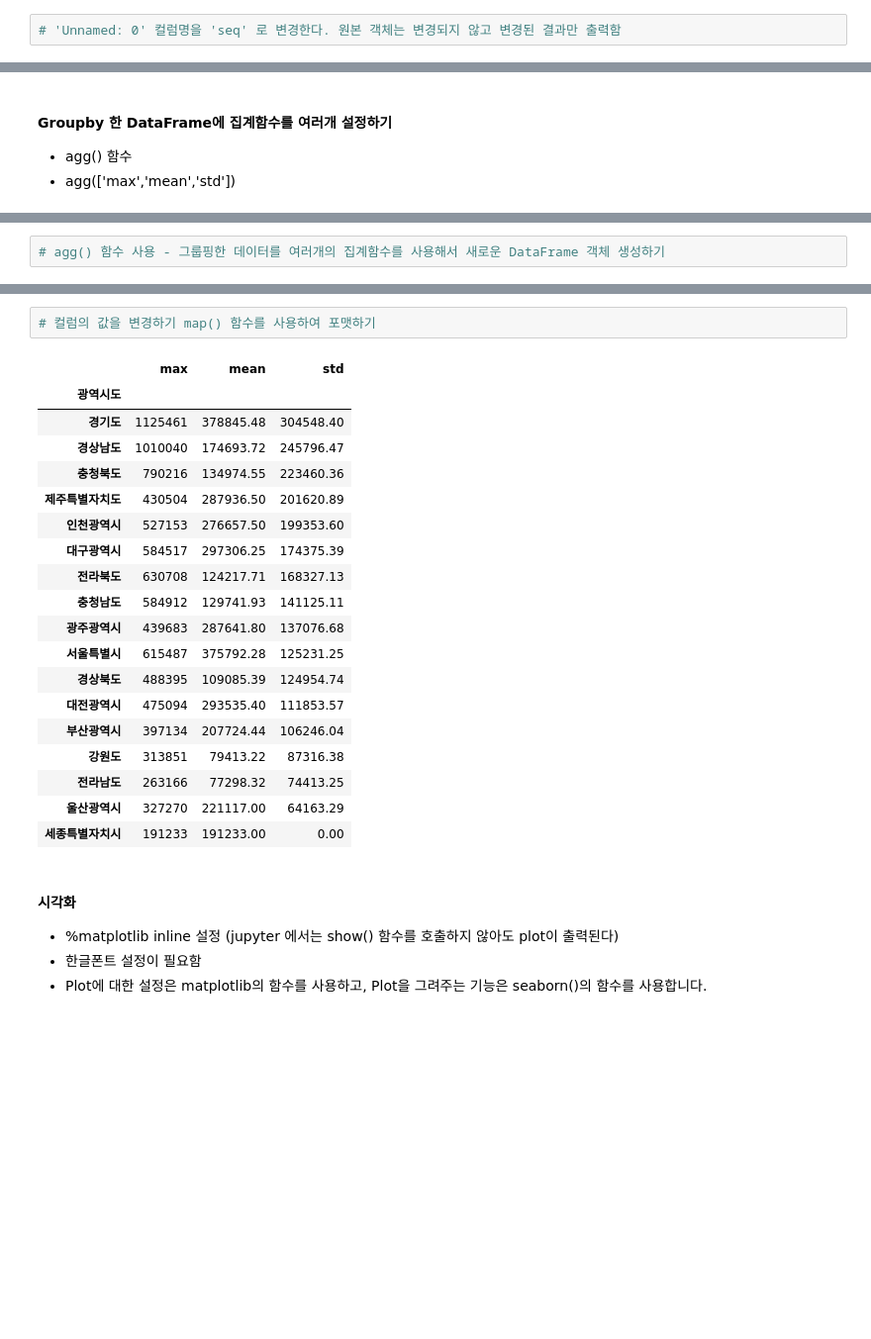
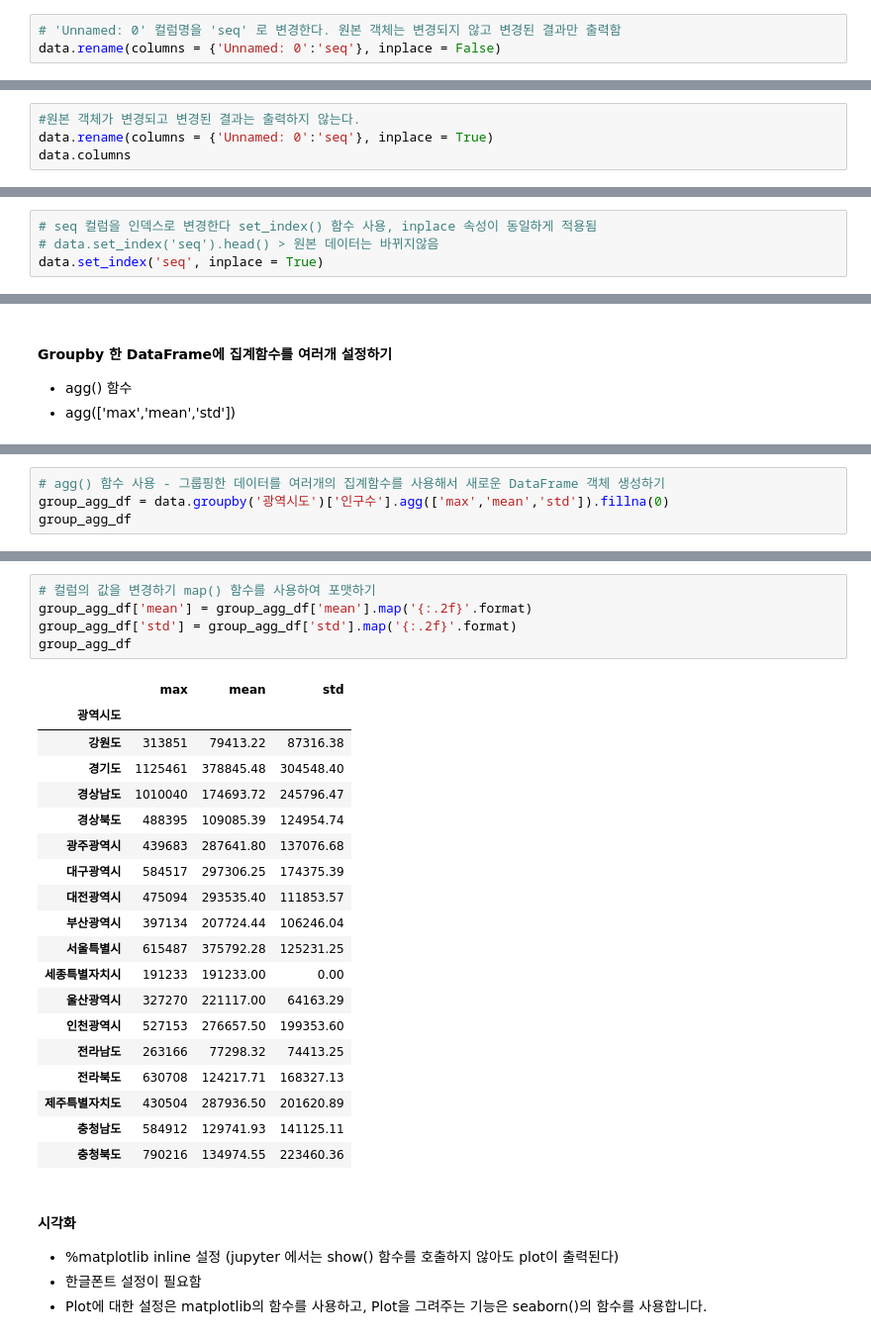
Before and after one commit to KOS-noise/Python_Webscraping_Analysis, a Jupyter notebook: 03.행정구역정보_분석과시각화.ipynb, the cells around one changed output, grey strips where cells are left out. Shown at 99% size. Drawn from its saved outputs; the diff is of its cells as text; blank space fills up the shorter version.

```diff
--- a/03.행정구역정보_분석과시각화.ipynb
+++ b/03.행정구역정보_분석과시각화.ipynb
@@ -554,3 +587,4 @@ Index(['Unnamed: 0', '인구수', 'shortName', 'x', 'y', '면적', '광역시도
 # %%
 # 'Unnamed: 0' 컬럼명을 'seq' 로 변경한다. 원본 객체는 변경되지 않고 변경된 결과만 출력함
+data.rename(columns = {'Unnamed: 0':'seq'}, inplace = False)
 # %% [output]
@@ -581,0 +605,4 @@ Index(['seq', '인구수', 'shortName', 'x', 'y', '면적', '광역시도', '행
+# %%
+#원본 객체가 변경되고 변경된 결과는 출력하지 않는다.
+data.rename(columns = {'Unnamed: 0':'seq'}, inplace = True)
+data.columns
@@ -581,0 +611,4 @@ Index(['seq', '인구수', 'shortName', 'x', 'y', '면적', '광역시도', '행
+# %%
+# seq 컬럼을 인덱스로 변경한다 set_index() 함수 사용, inplace 속성이 동일하게 적용됨
+# data.set_index('seq').head() > 원본 데이터는 바뀌지않음
+data.set_index('seq', inplace = True)
@@ -767,5 +856,7 @@ Successfully installed xlsxwriter-3.2.2
 # %%
 # agg() 함수 사용 - 그룹핑한 데이터를 여러개의 집계함수를 사용해서 새로운 DataFrame 객체 생성하기
+group_agg_df = data.groupby('광역시도')['인구수'].agg(['max','mean','std']).fillna(0)
+group_agg_df
 # %% [output]
 |  | max | mean | std |
 | 광역시도 |  |  |  |
@@ -811,25 +904,28 @@ Successfully installed xlsxwriter-3.2.2
 # %%
 # 컬럼의 값을 변경하기 map() 함수를 사용하여 포맷하기
+group_agg_df['mean'] = group_agg_df['mean'].map('{:.2f}'.format)
+group_agg_df['std'] = group_agg_df['std'].map('{:.2f}'.format)
+group_agg_df
 # %% [output]
 |  | max | mean | std |
 | 광역시도 |  |  |  |
+| 강원도 | 313851 | 79413.22 | 87316.38 |
 | 경기도 | 1125461 | 378845.48 | 304548.40 |
 | 경상남도 | 1010040 | 174693.72 | 245796.47 |
-| 충청북도 | 790216 | 134974.55 | 223460.36 |
-| 제주특별자치도 | 430504 | 287936.50 | 201620.89 |
-| 인천광역시 | 527153 | 276657.50 | 199353.60 |
+| 경상북도 | 488395 | 109085.39 | 124954.74 |
+| 광주광역시 | 439683 | 287641.80 | 137076.68 |
 | 대구광역시 | 584517 | 297306.25 | 174375.39 |
-| 전라북도 | 630708 | 124217.71 | 168327.13 |
-| 충청남도 | 584912 | 129741.93 | 141125.11 |
-| 광주광역시 | 439683 | 287641.80 | 137076.68 |
-| 서울특별시 | 615487 | 375792.28 | 125231.25 |
-| 경상북도 | 488395 | 109085.39 | 124954.74 |
 | 대전광역시 | 475094 | 293535.40 | 111853.57 |
 | 부산광역시 | 397134 | 207724.44 | 106246.04 |
-| 강원도 | 313851 | 79413.22 | 87316.38 |
+| 서울특별시 | 615487 | 375792.28 | 125231.25 |
+| 세종특별자치시 | 191233 | 191233.00 | 0.00 |
+| 울산광역시 | 327270 | 221117.00 | 64163.29 |
+| 인천광역시 | 527153 | 276657.50 | 199353.60 |
 | 전라남도 | 263166 | 77298.32 | 74413.25 |
-| 울산광역시 | 327270 | 221117.00 | 64163.29 |
-| 세종특별자치시 | 191233 | 191233.00 | 0.00 |
+| 전라북도 | 630708 | 124217.71 | 168327.13 |
+| 제주특별자치도 | 430504 | 287936.50 | 201620.89 |
+| 충청남도 | 584912 | 129741.93 | 141125.11 |
+| 충청북도 | 790216 | 134974.55 | 223460.36 |
 # %% [markdown]
 #### 시각화
 * %matplotlib inline 설정 (jupyter 에서는 show() 함수를 호출하지 않아도 plot이 출력된다)
```
Also changed, not shown: parts of 52 cells of this notebook, 8 other files.
